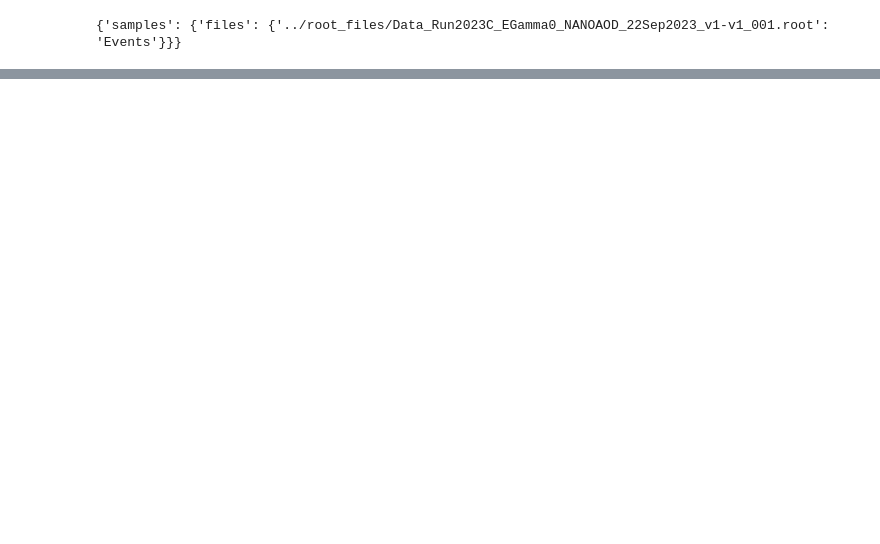
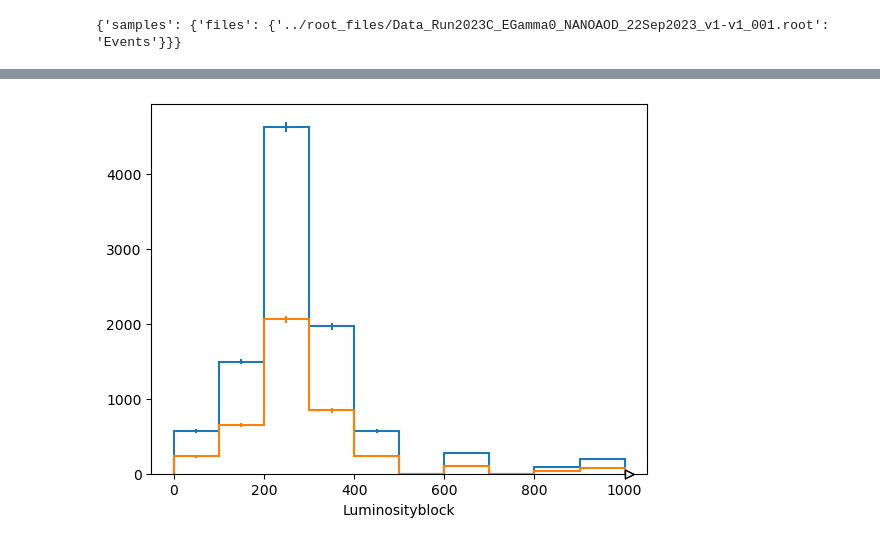
Before and after one commit to caleb-james-smith/egamma-tnp, a Jupyter notebook: notebooks/egamma_test.ipynb, the cells around one changed output, grey strips where cells are left out. Cells and saved outputs as stored; diff of their text form; code cells hidden in the pictures; blank space fills up the shorter version.

```diff
--- a/notebooks/egamma_test.ipynb
+++ b/notebooks/egamma_test.ipynb
@@ -67,0 +168,6 @@ FieldNotFoundError: no field 'passing' in record with 7 fields
+# %%
+out["samples"]["passing"].project("luminosityBlock").plot()
+out["samples"]["failing"].project("luminosityBlock").plot()
+plt.show()
+# %% [output]
+[figure, added]
```
Also changed, not shown: parts of 14 cells of this notebook, 2 other files.
